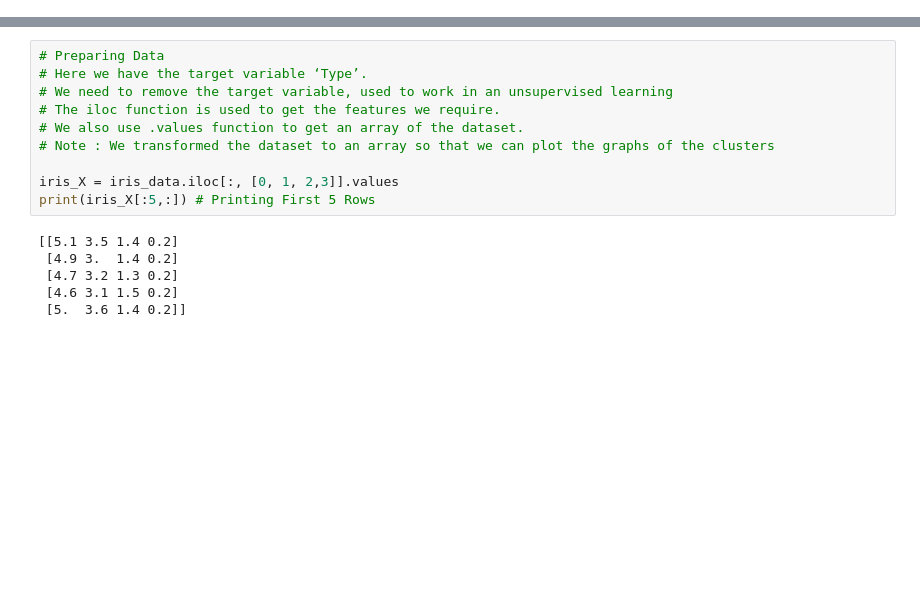
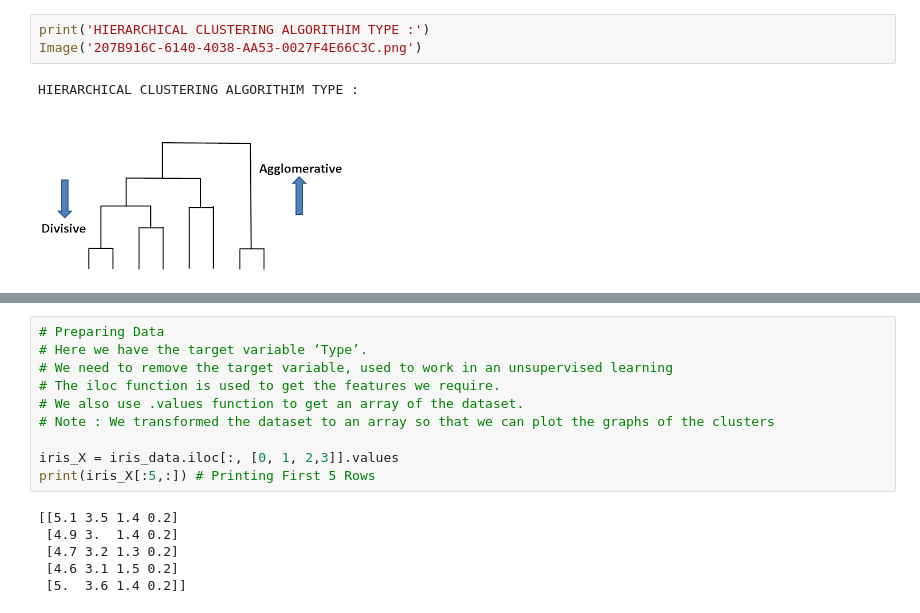
Before and after one commit to sandipanpaul21/Clustering-in-Python, a Jupyter notebook: 09_Hierarchical_Clustering.ipynb, the cells around one changed output, grey strips where cells are left out. Drawn from its saved outputs; the diff is of its cells as text; blank space fills up the shorter version.

```diff
--- a/09_Hierarchical_Clustering.ipynb
+++ b/09_Hierarchical_Clustering.ipynb
@@ -25,0 +50,6 @@ from sklearn.metrics import silhouette_score
+# %%
+print('HIERARCHICAL CLUSTERING ALGORITHIM TYPE :')
+Image('207B916C-6140-4038-AA53-0027F4E66C3C.png')
+# %% [output]
+HIERARCHICAL CLUSTERING ALGORITHIM TYPE :
+[figure, added]
```
Also changed, not shown: parts of 20 cells of this notebook.
